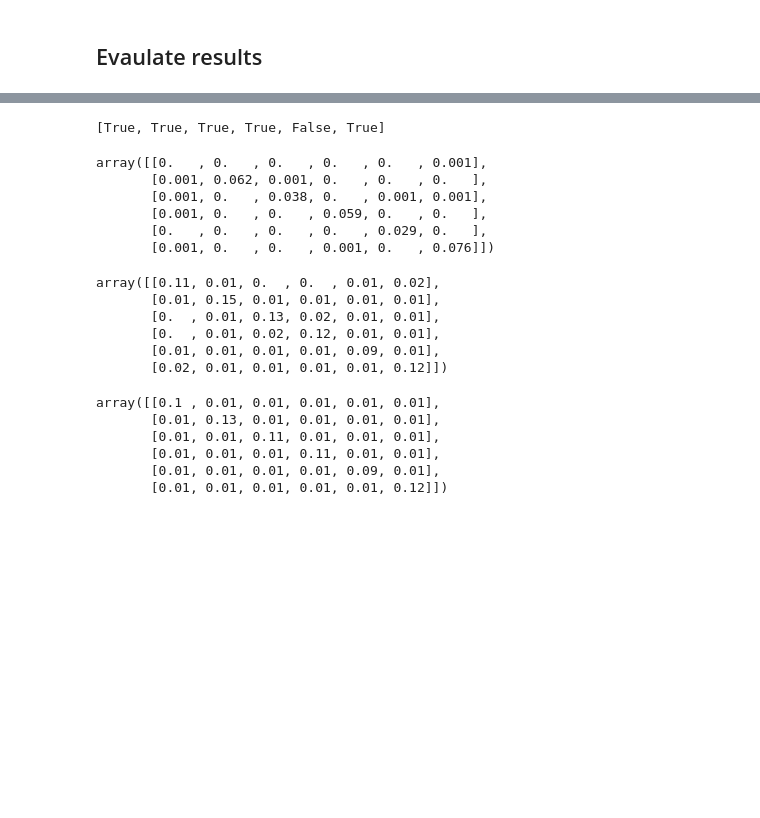
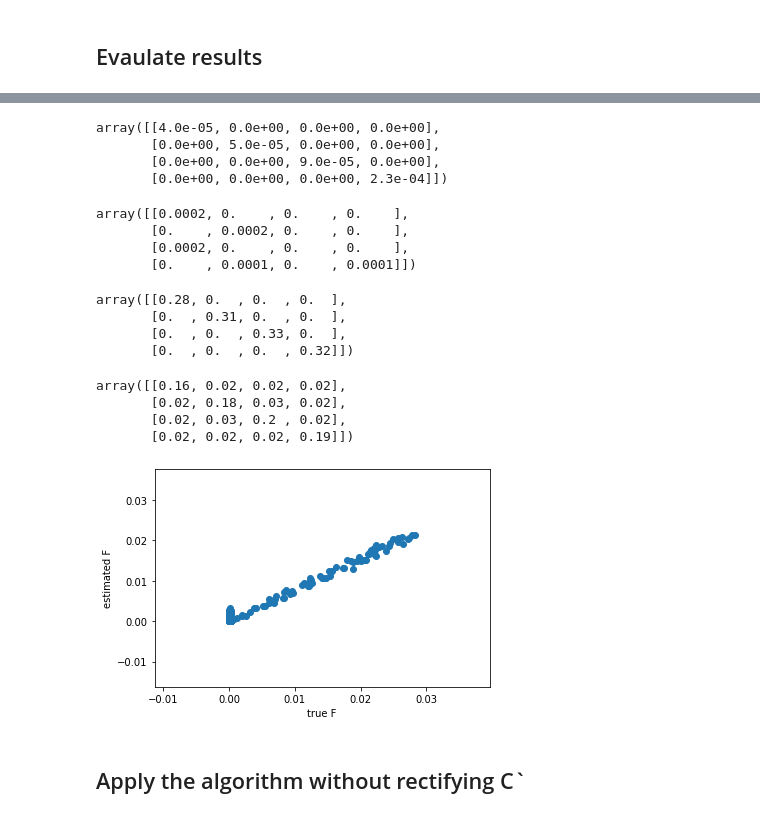
Before and after one commit to zihao12/pyJSMF-RAW, a Jupyter notebook: experiments/smallsim_experiment1.ipynb, the cells around one changed output, grey strips where cells are left out. Saved outputs shown, nothing was run; the diff lists cells and outputs as text; code cells hidden in the pictures; blank space fills up the shorter version.

```diff
--- a/experiments/smallsim_experiment1.ipynb
+++ b/experiments/smallsim_experiment1.ipynb
@@ -25,10 +30,10 @@ np.random.seed(123)
 
 I simulate a count matrix from $L, F$, with each column of $F$ has 20 words that is 100 times more expressed than the rest words. This will not satisfy the strict "anchor word" assumption, but it's close: $F_{s_k, k} >> F_{s_k, l}, \forall l \neq k$ where $s_k$ is "approximate" anchor word for topic $k$.
 # %%
-n = 600
-p = 400
-k = 6
-doc_len = 50
+n = 1000
+p = 5000
+k = 4
+doc_len = 100
 
 sim = smallsim_independent(n = n, p = p, k = k, doc_len = doc_len)
 X = sparse.coo_matrix(sim["X"])
@@ -36,6 +41,8 @@ L = sim["L"]
 F = sim["F"]
 id_m = sim["id_m"]
 C, D1, D2 = X2C(X)
+
+C.shape
 # %% [output]
 [file.bows2C] Start constructing dense C...
 - Counting the co-occurrence for each document...
@@ -72,36 +84,41 @@ array([4, 0, 5, 3, 2, 1])
-# %%
-cand_set = set(np.unique(id_m))
-[w in cand_set for w in S]
-# %% [output]
-[True, True, True, True, False, True]
+# %%
+B[S,:].round(5)
+# %% [output]
+array([[4.0e-05, 0.0e+00, 0.0e+00, 0.0e+00],
+       [0.0e+00, 5.0e-05, 0.0e+00, 0.0e+00],
+       [0.0e+00, 0.0e+00, 9.0e-05, 0.0e+00],
+       [0.0e+00, 0.0e+00, 0.0e+00, 2.3e-04]])
 # %%
-F[S[topic_idx],:].round(3)
+F[S[topic_idx],:].round(4)
 # %% [output]
-array([[0.   , 0.   , 0.   , 0.   , 0.   , 0.001],
-       [0.001, 0.062, 0.001, 0.   , 0.   , 0.   ],
-       [0.001, 0.   , 0.038, 0.   , 0.001, 0.001],
-       [0.001, 0.   , 0.   , 0.059, 0.   , 0.   ],
-       [0.   , 0.   , 0.   , 0.   , 0.029, 0.   ],
-       [0.001, 0.   , 0.   , 0.001, 0.   , 0.076]])
+array([[0.0002, 0.    , 0.    , 0.    ],
+       [0.    , 0.0002, 0.    , 0.    ],
+       [0.0002, 0.    , 0.    , 0.    ],
+       [0.    , 0.0001, 0.    , 0.0001]])
 # %%
 # compare A and LLt/n
 A_reorder = A[topic_idx,:]
 A_reorder = A_reorder[:, topic_idx]
 A_reorder.round(decimals=2)
 # %% [output]
-array([[0.11, 0.01, 0.  , 0.  , 0.01, 0.02],
-       [0.01, 0.15, 0.01, 0.01, 0.01, 0.01],
-       [0.  , 0.01, 0.13, 0.02, 0.01, 0.01],
-       [0.  , 0.01, 0.02, 0.12, 0.01, 0.01],
-       [0.01, 0.01, 0.01, 0.01, 0.09, 0.01],
-       [0.02, 0.01, 0.01, 0.01, 0.01, 0.12]])
+array([[0.28, 0.  , 0.  , 0.  ],
+       [0.  , 0.31, 0.  , 0.  ],
+       [0.  , 0.  , 0.33, 0.  ],
+       [0.  , 0.  , 0.  , 0.32]])
 # %%
 L = sim["L"]
 (L.T.dot(L)/n).round(decimals=2)
 # %% [output]
-array([[0.1 , 0.01, 0.01, 0.01, 0.01, 0.01],
-       [0.01, 0.13, 0.01, 0.01, 0.01, 0.01],
-       [0.01, 0.01, 0.11, 0.01, 0.01, 0.01],
-       [0.01, 0.01, 0.01, 0.11, 0.01, 0.01],
-       [0.01, 0.01, 0.01, 0.01, 0.09, 0.01],
-       [0.01, 0.01, 0.01, 0.01, 0.01, 0.12]])
+array([[0.16, 0.02, 0.02, 0.02],
+       [0.02, 0.18, 0.03, 0.02],
+       [0.02, 0.03, 0.2 , 0.02],
+       [0.02, 0.02, 0.02, 0.19]])
+# %%
+plt.scatter(F.flatten(), B[:,topic_idx].flatten())
+plt.xlabel('true F')
+plt.ylabel('estimated F')
+plt.show()
+# %% [output]
+[figure, added]
+# %% [markdown]
+## Apply the algorithm without rectifying C`
```
Also changed, not shown: parts of 17 cells of this notebook, 7 other files.
